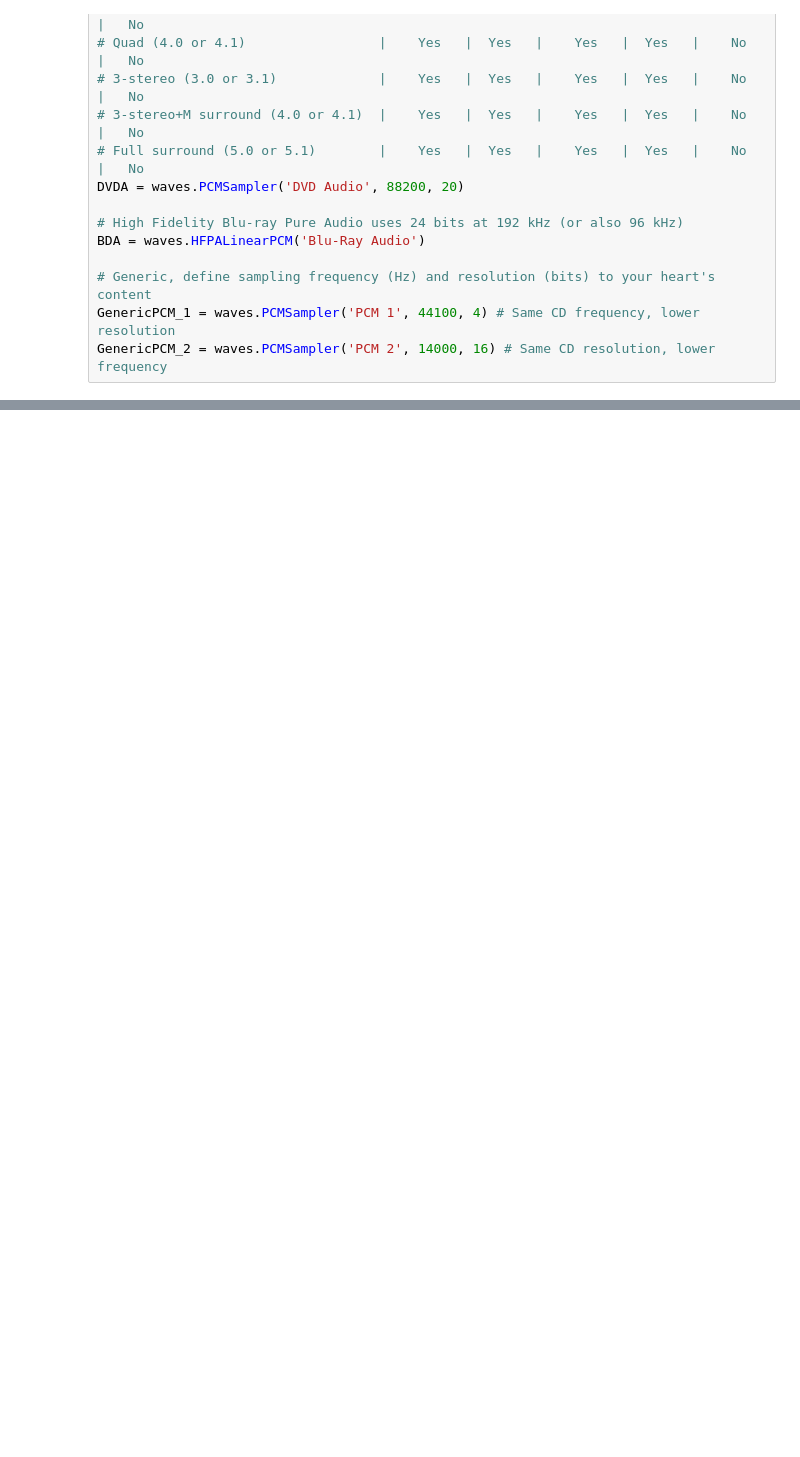
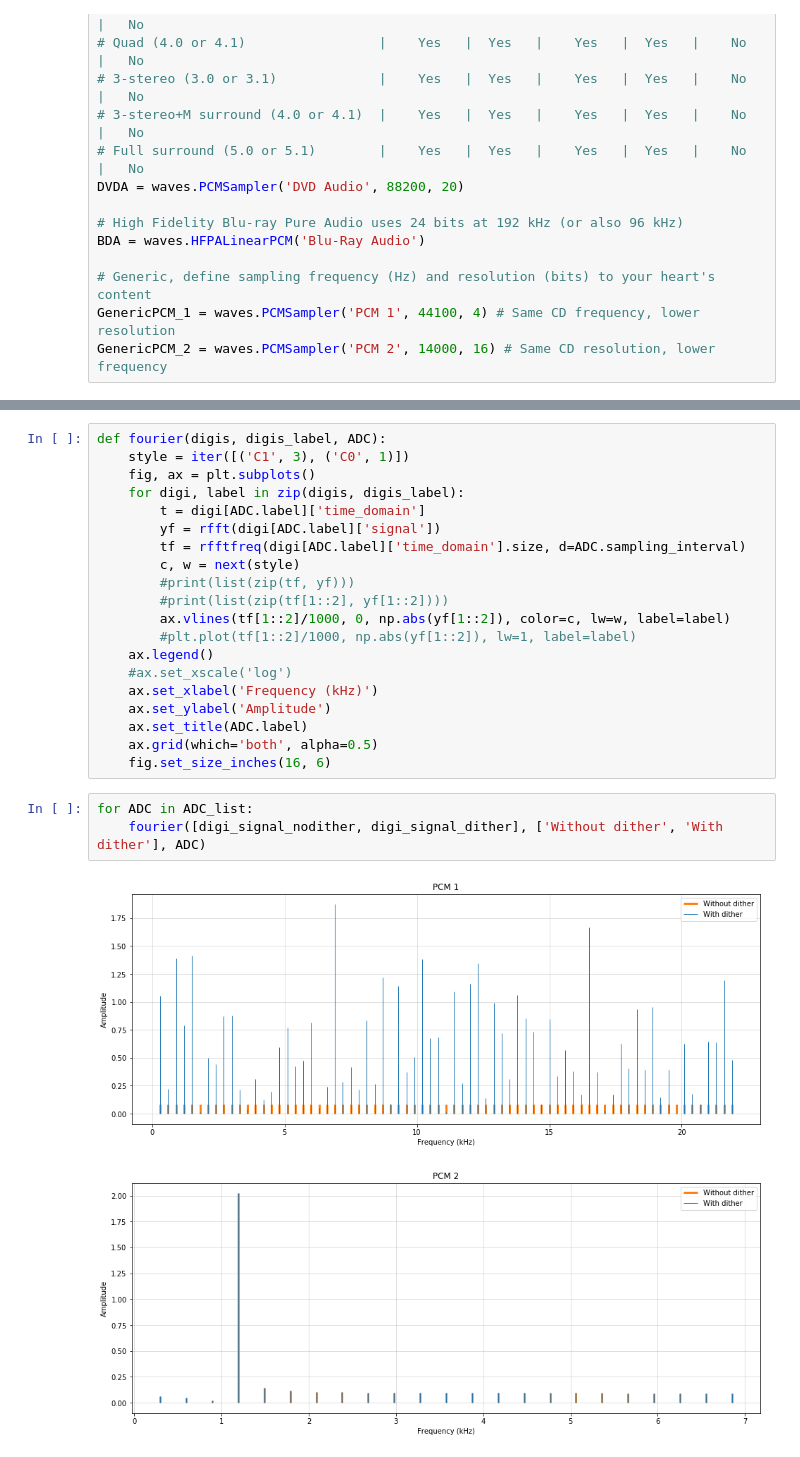
Before and after one commit to marcondos/signal, a Jupyter notebook: sampling.ipynb, the cells around one changed output, grey strips where cells are left out. Cells and saved outputs as stored; diff of their text form; blank space fills up the shorter version.

```diff
--- a/sampling.ipynb
+++ b/sampling.ipynb
@@ -105,0 +172,26 @@ show_noise_signal_correlation(audio, noise_dither, [GenericPCM_1, GenericPCM_2],
+# %%
+def fourier(digis, digis_label, ADC):
+    style = iter([('C1', 3), ('C0', 1)])
+    fig, ax = plt.subplots()
+    for digi, label in zip(digis, digis_label):
+        t = digi[ADC.label]['time_domain']
+        yf = rfft(digi[ADC.label]['signal'])
+        tf = rfftfreq(digi[ADC.label]['time_domain'].size, d=ADC.sampling_interval)
+        c, w = next(style)
+        #print(list(zip(tf, yf)))
+        #print(list(zip(tf[1::2], yf[1::2])))
+        ax.vlines(tf[1::2]/1000, 0, np.abs(yf[1::2]), color=c, lw=w, label=label)
+        #plt.plot(tf[1::2]/1000, np.abs(yf[1::2]), lw=1, label=label)
+    ax.legend()
+    #ax.set_xscale('log')
+    ax.set_xlabel('Frequency (kHz)')
+    ax.set_ylabel('Amplitude')
+    ax.set_title(ADC.label)
+    ax.grid(which='both', alpha=0.5)
+    fig.set_size_inches(16, 6)
+# %%
+for ADC in ADC_list:
+    fourier([digi_signal_nodither, digi_signal_dither], ['Without dither', 'With dither'], ADC)
+# %% [output]
+[figure, added]
+[figure, added]
```
Also changed, not shown: parts of 18 cells of this notebook, 1 other file.
